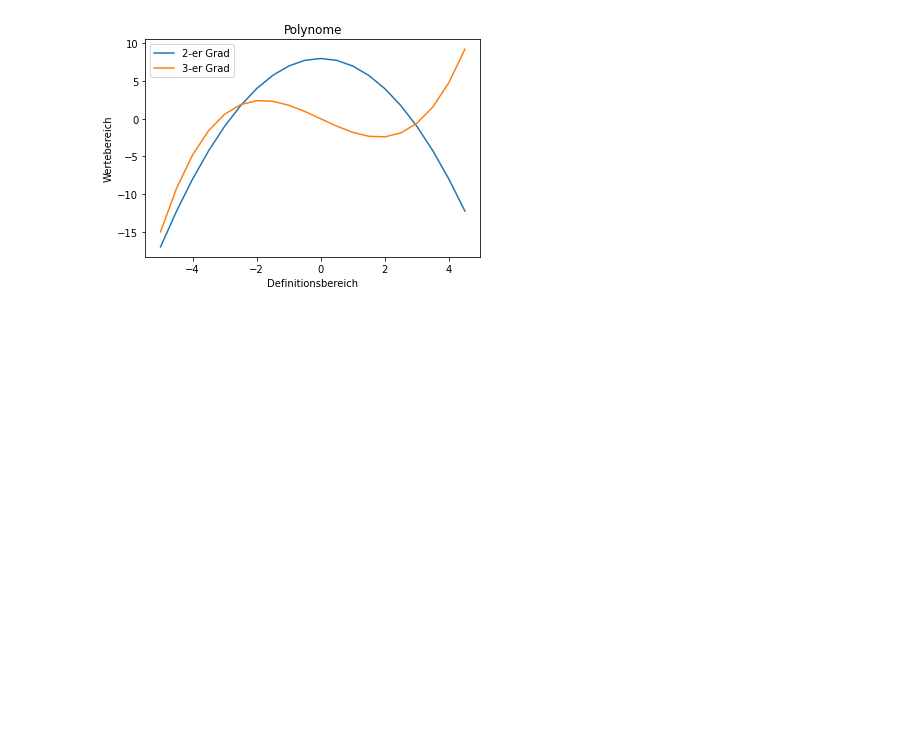
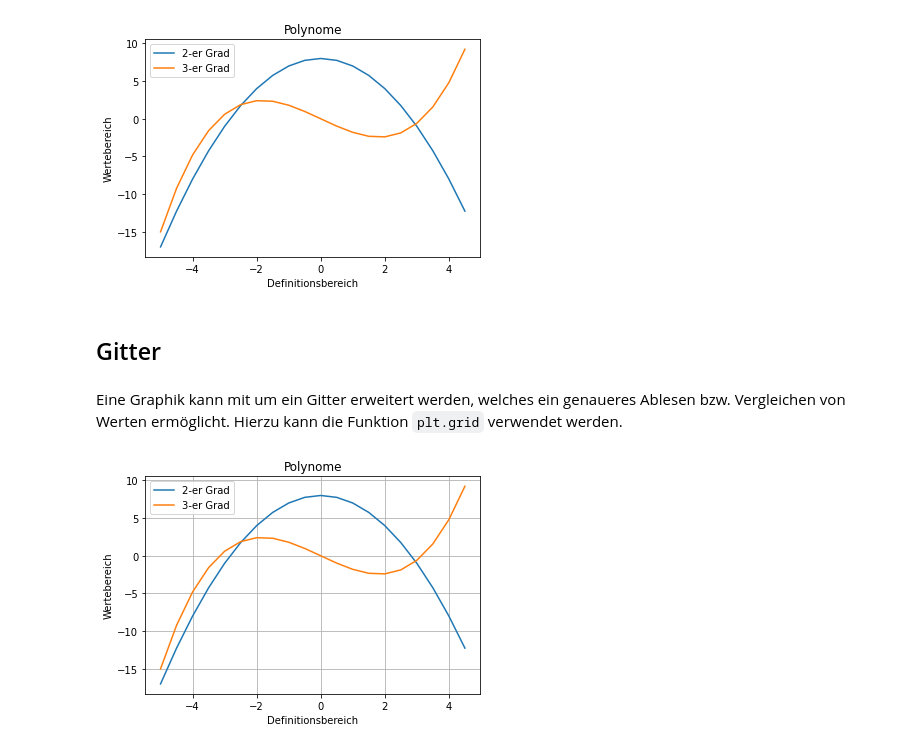
Before and after one commit to lu-kas/Vorlesung_Ingenieurinformatik, a Jupyter notebook: Content/Script/03_datenanalyse/0313_beschriftung.ipynb, the cells around one changed output. Cells and saved outputs as stored; diff of their text form; code cells hidden in the pictures; blank space fills up the shorter version.

```diff
--- a/Content/Script/03_datenanalyse/0313_beschriftung.ipynb
+++ b/Content/Script/03_datenanalyse/0313_beschriftung.ipynb
@@ -54,3 +54,21 @@ plt.ylabel('Wertebereich')
 plt.title("Polynome");
 # %% [output]
 [figure]
+# %% [markdown]
+## Gitter
+# %% [markdown]
+Eine Graphik kann mit um ein Gitter erweitert werden, welches ein genaueres Ablesen bzw. Vergleichen von Werten ermöglicht. Hierzu kann die Funktion `plt.grid` verwendet werden.
+# %%
+plt.plot(x, y2, label='2-er Grad')
+plt.plot(x, y3, label='3-er Grad')
+
+plt.legend()
+
+plt.xlabel('Definitionsbereich')
+plt.ylabel('Wertebereich')
+
+plt.title("Polynome")
+
+plt.grid();
+# %% [output]
+[figure, added]
```
Also changed, not shown: parts of 4 cells of this notebook, 4 other files.
